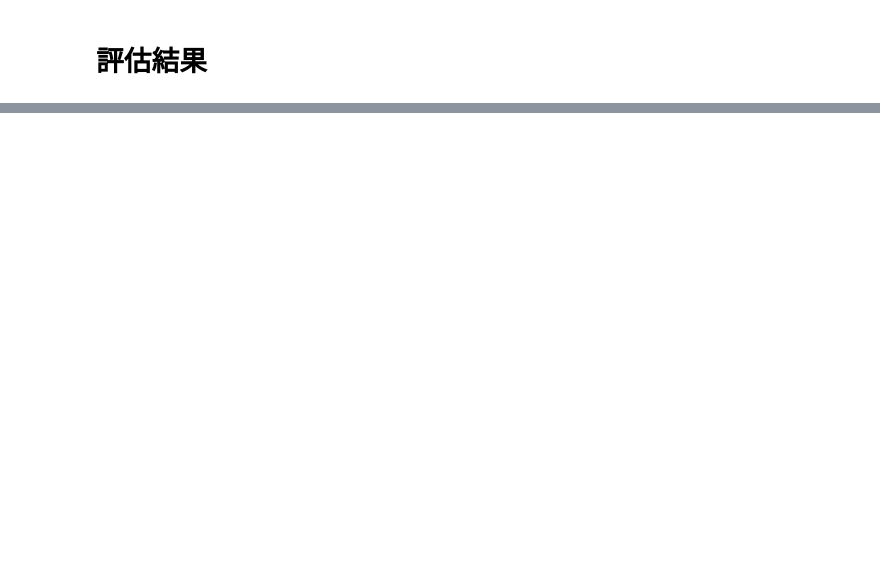
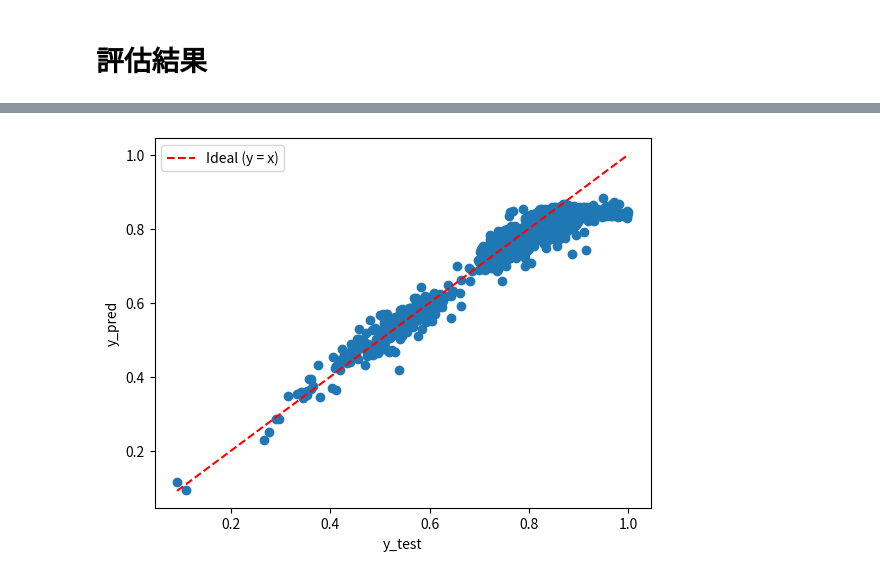
Before and after one commit to skywalker0803r/CFB, a Jupyter notebook: 煙囪排放SOx濃度Y₃.ipynb, the cells around one changed output, grey strips where cells are left out. Saved outputs shown, nothing was run; the diff lists cells and outputs as text; code cells hidden in the pictures; blank space fills up the shorter version.

```diff
--- a/煙囪排放SOx濃度Y₃.ipynb
+++ b/煙囪排放SOx濃度Y₃.ipynb
@@ -602,0 +693,14 @@ res
+# %%
+y_pred = model.predict(X_test)
+res = pd.DataFrame()
+res['y_pred'] = y_pred
+res['y_test'] = Y_test.values
+res = res.sort_values(by='y_test')
+plt.scatter(res['y_test'], res['y_pred'])
+plt.plot([min(res['y_test']), max(res['y_test'])], [min(res['y_test']), max(res['y_test'])], color='red', linestyle='--', label='Ideal (y = x)')
+plt.xlabel('y_test')
+plt.ylabel('y_pred')
+plt.legend()
+plt.show()
+# %% [output]
+[figure, added]
```
Also changed, not shown: parts of 10 cells of this notebook.
